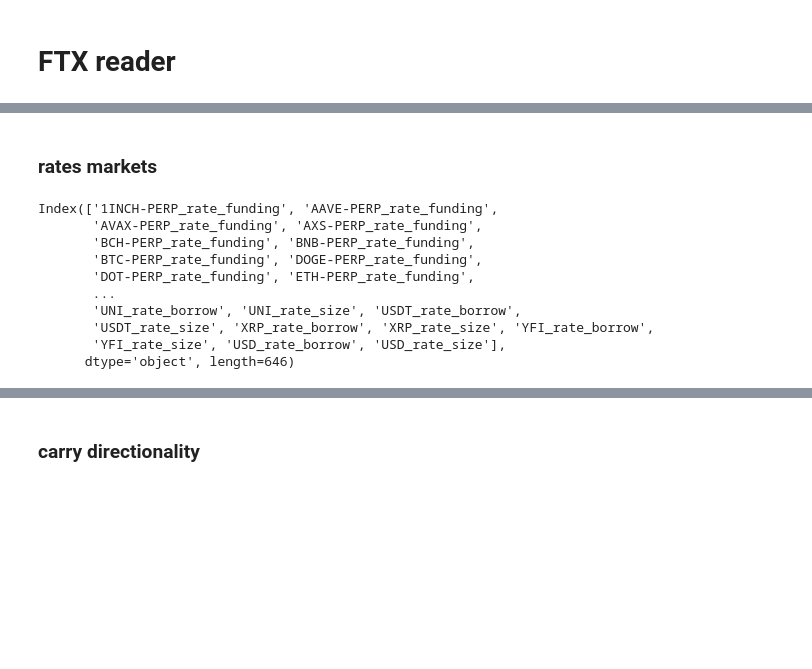
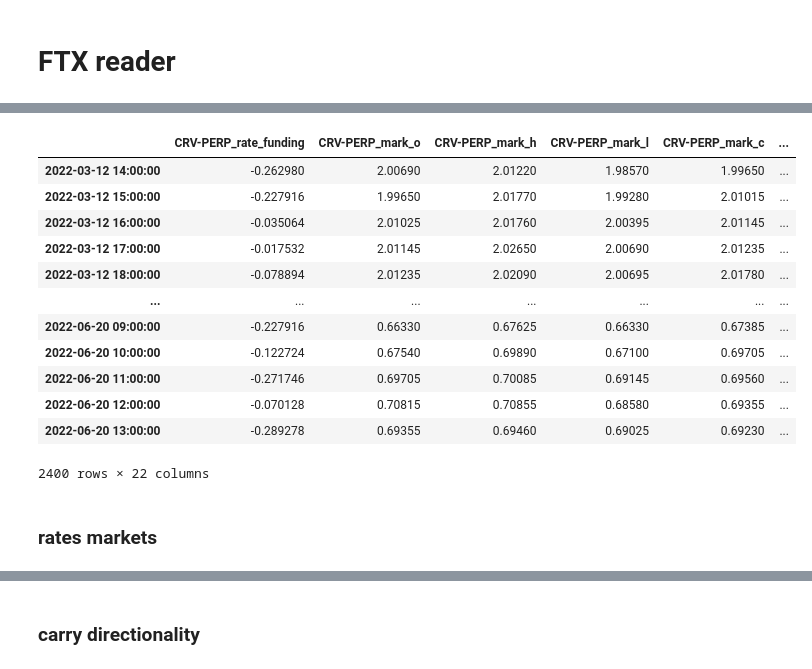
Before and after one commit to Sety-project/pylibs, a Jupyter notebook: ux/FTX reader.ipynb, the cells around one changed output, grey strips where cells are left out. Drawn from its saved outputs; the diff is of its cells as text; code cells hidden in the pictures; blank space fills up the shorter version.

```diff
--- a/ux/FTX reader.ipynb
+++ b/ux/FTX reader.ipynb
@@ -38,19 +46,22 @@ INFO:histfeed.ftx_history:histfeed running with params ['get', 'ftx', 'wide']
 INFO:histfeed.ftx_history:Getting history...
+# %%
+futures_df.filter(like='CRV')
+# %% [output]
+|  | CRV-PERP_rate_funding | CRV-PERP_mark_o | CRV-PERP_mark_h | CRV-PERP_mark_l | CRV-PERP_mark_c | ... |
+| 2022-03-12 14:00:00 | -0.262980 | 2.00690 | 2.01220 | 1.98570 | 1.99650 | ... |
+| 2022-03-12 15:00:00 | -0.227916 | 1.99650 | 2.01770 | 1.99280 | 2.01015 | ... |
+| 2022-03-12 16:00:00 | -0.035064 | 2.01025 | 2.01760 | 2.00395 | 2.01145 | ... |
+| 2022-03-12 17:00:00 | -0.017532 | 2.01145 | 2.02650 | 2.00690 | 2.01235 | ... |
+| 2022-03-12 18:00:00 | -0.078894 | 2.01235 | 2.02090 | 2.00695 | 2.01780 | ... |
+| ... | ... | ... | ... | ... | ... | ... |
+| 2022-06-20 09:00:00 | -0.227916 | 0.66330 | 0.67625 | 0.66330 | 0.67385 | ... |
+| 2022-06-20 10:00:00 | -0.122724 | 0.67540 | 0.69890 | 0.67100 | 0.69705 | ... |
+| 2022-06-20 11:00:00 | -0.271746 | 0.69705 | 0.70085 | 0.69145 | 0.69560 | ... |
+| 2022-06-20 12:00:00 | -0.070128 | 0.70815 | 0.70855 | 0.68580 | 0.69355 | ... |
+| 2022-06-20 13:00:00 | -0.289278 | 0.69355 | 0.69460 | 0.69025 | 0.69230 | ... |
+2400 rows × 22 columns
 # %% [markdown]
 ### rates markets
-# %%
-futures_df.columns
-# %% [output]
-Index(['1INCH-PERP_rate_funding', 'AAVE-PERP_rate_funding',
-       'AVAX-PERP_rate_funding', 'AXS-PERP_rate_funding',
-       'BCH-PERP_rate_funding', 'BNB-PERP_rate_funding',
-       'BTC-PERP_rate_funding', 'DOGE-PERP_rate_funding',
-       'DOT-PERP_rate_funding', 'ETH-PERP_rate_funding',
-       ...
-       'UNI_rate_borrow', 'UNI_rate_size', 'USDT_rate_borrow',
-       'USDT_rate_size', 'XRP_rate_borrow', 'XRP_rate_size', 'YFI_rate_borrow',
-       'YFI_rate_size', 'USD_rate_borrow', 'USD_rate_size'],
-      dtype='object', length=646)
 # %%
 selected = [df for df in futures_df.columns if any(df.split('-')[0].split('_')[0]==coin for coin in (coins+['USD']))]
 prices=futures_df[[c for c in selected if any(string in c for string in ['price_c'])]]
```
Also changed, not shown: parts of 4 cells of this notebook, 2 other files.
